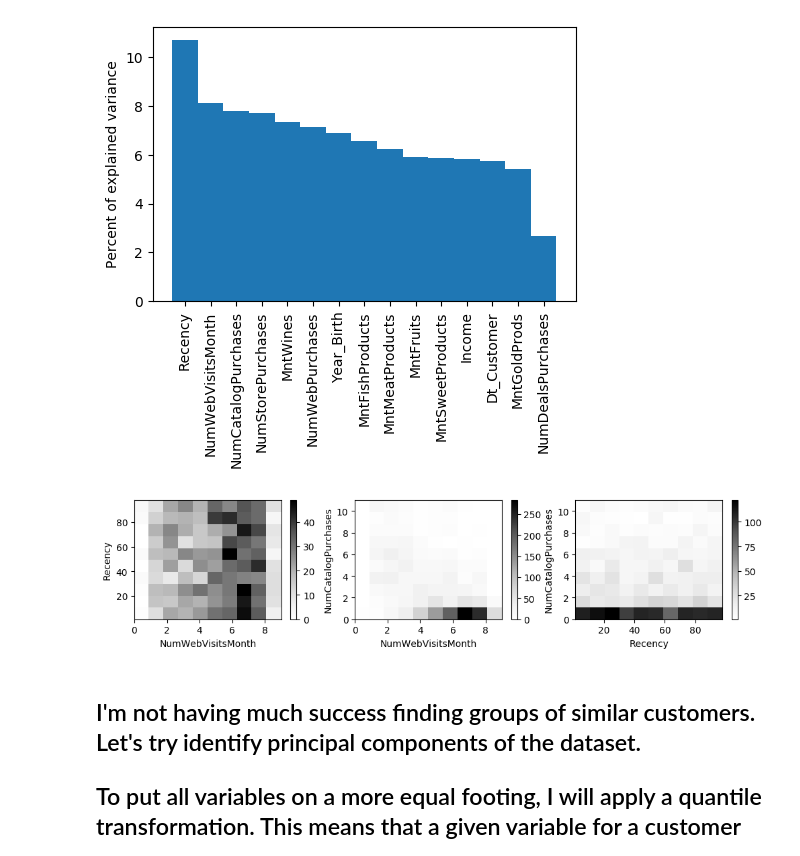
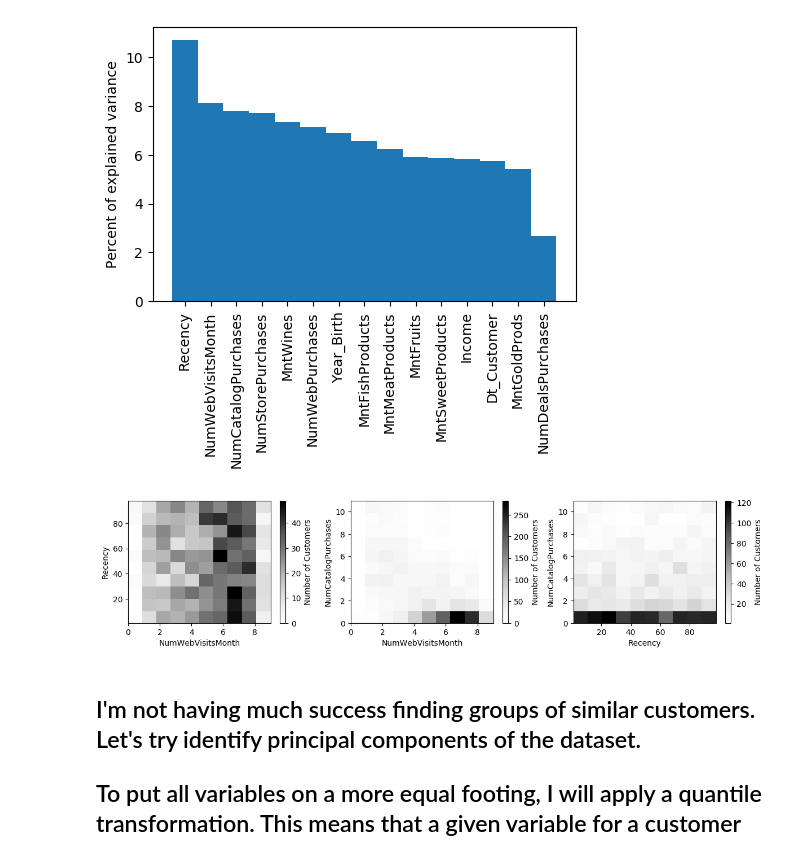
Before and after one commit to luadamek/CustomerPersonalityAnalysis, a Jupyter notebook: CustomerAnalysis.ipynb, the cells around one changed output. Drawn from its saved outputs; the diff is of its cells as text; code cells hidden in the pictures.

```diff
--- a/CustomerAnalysis.ipynb
+++ b/CustomerAnalysis.ipynb
@@ -111,7 +113,6 @@ def get_outlier_mask(arr, threshold_hi = 0.995, threshold_lo = 0.005):
 
 #only cut the higher outliers for the cateogircal variables
 only_cut_high = [el for el in data_noncategorical.columns if "home" in el or "Num" in el]
-
 def get_thresholds(c, only_cut_high = only_cut_high):
     assert type(c) == str
     threshold_lo = -1.0
@@ -119,8 +120,9 @@ def get_thresholds(c, only_cut_high = only_cut_high):
         threshold_lo = 0.005
     threshold_hi = 0.995
     if "home" in c: threshold_hi, threshold_lo = 10.0, -10.0
-    return threshold_lo, threshold_hi
+    return threshold_lo, threshold_hi #the upper and lower percentile of data to keep.
 
+#remove any nan values in the arrays. If a nan value appears in one array, remove that entry for all arrays.
 def get_clean_mask(arr):
     if not type(arr) == list: return np.logical_not(np.isnan(arr))
     else:
@@ -128,21 +130,25 @@ def get_clean_mask(arr):
         selection = np.logical_and.reduce(masks)
         return selection
 
-
 def clean_data(arr):
     selection = get_clean_mask(arr)
     if not type(arr) == list: return arr[selection]
     else:
         return [el[selection] for el in arr]
 
+#remove outliers.
 def apply_threshold(arr, c):
+    """Apply the thresholds for arrays arr and column names """
+    #case where the array is not a list. then return the array with the outliers cut away.
     if not type(arr) == list:
         assert type(c) == str
-        threshold_lo, threshold_hi = get_thresholds(c)
+        threshold_lo, threshold_hi = get_thresholds(c) #the resholds depend on the column name
         arr = clean_data(arr)
         mask = get_outlier_mask(arr, threshold_lo = threshold_lo, threshold_hi  = threshold_hi)
         return arr[mask]
     else:
+        #case where the array is a list. Return the list of arrays with all outliers cut away, keeping the length
+        #of the arrays the same.
         assert (len(arr) == len(c)) and (type(c) == list)
         total_selection = []
         for sub_arr, sub_c in zip(arr, c):
@@ -155,6 +161,7 @@ def apply_threshold(arr, c):
         return [el[total_selection] for el in arr]
 
 
+#plot the data after removing outliers
 def make_plots_outlier_cut(data):
     plt_counter = 0
     for i, c in enumerate([el for el in data.columns if el not in blacklist]):
@@ -171,6 +178,7 @@ def make_plots_outlier_cut(data):
         else: bins = 30
 
         plt.hist(to_plot, bins=bins)
+        plt.ylabel("Number of Customers")
         plt.tight_layout()
         plt.xlabel(c)
         if (i+1) % 9 == 0:
@@ -236,30 +244,34 @@ plt.show()
 # %%
 def make_2d_histogram(data, c1, c2):
     x = data[c1].values
     y = data[c2].values
 
     arrs = apply_threshold([x,y], [c1, c2])
     x = arrs[0]
     y = arrs[1]
 
     plt.hist2d(x, y, cmap="Greys")
     plt.xlabel(c1)
     plt.ylabel(c2)
-    plt.colorbar()
 
+
+    cbar = plt.colorbar()
+    cbar.set_label("Number of Customers")
+
+    plt.tight_layout()
 
 top_three = ["NumWebVisitsMonth", "Recency", "NumCatalogPurchases"]
 
 counter = 0
 for i, el1 in enumerate(top_three):
     for el2 in top_three[i:]:
         if el1 == el2: continue
         plt.subplot(330 + counter+1)
         counter += 1
         make_2d_histogram(data_noncategorical, el1, el2)
 plt.show()
 # %% [output]
-[figure, old version]
+[figure, new version]
 # %% [markdown]
 ## I'm not having much success finding groups of similar customers. Let's try identify principal components of the dataset.
 
```
Also changed, not shown: parts of 8 cells of this notebook.
